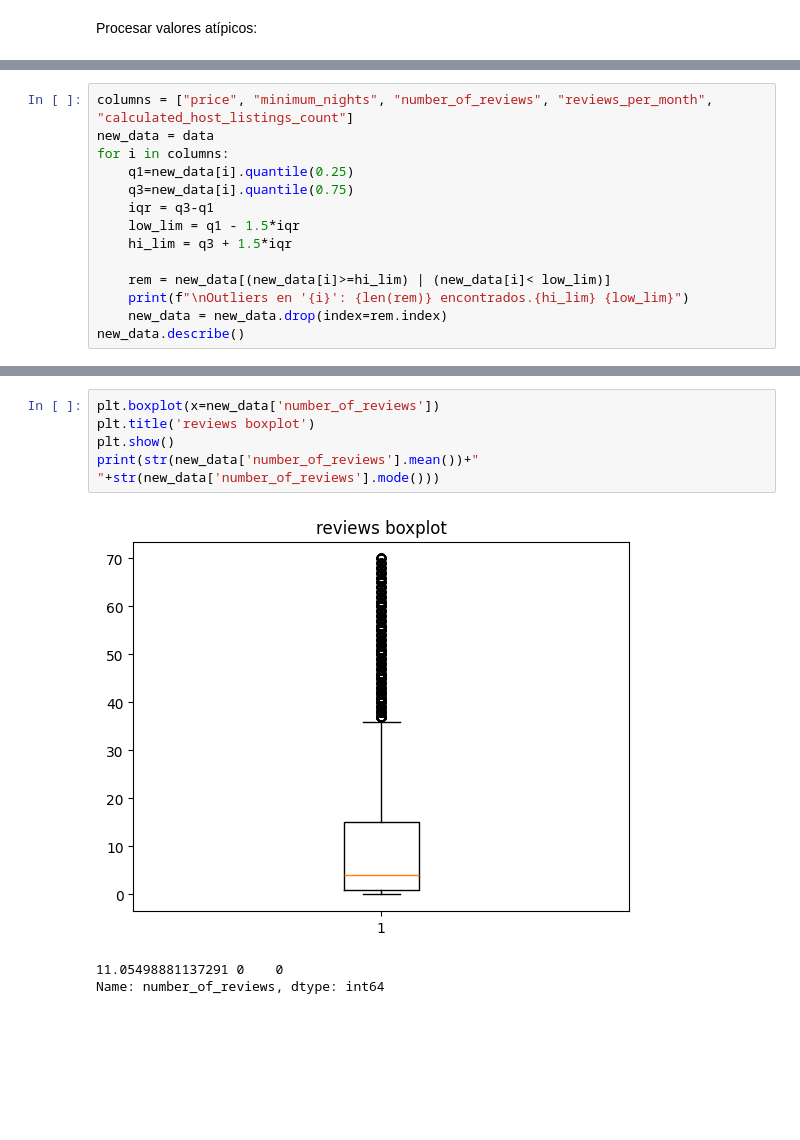
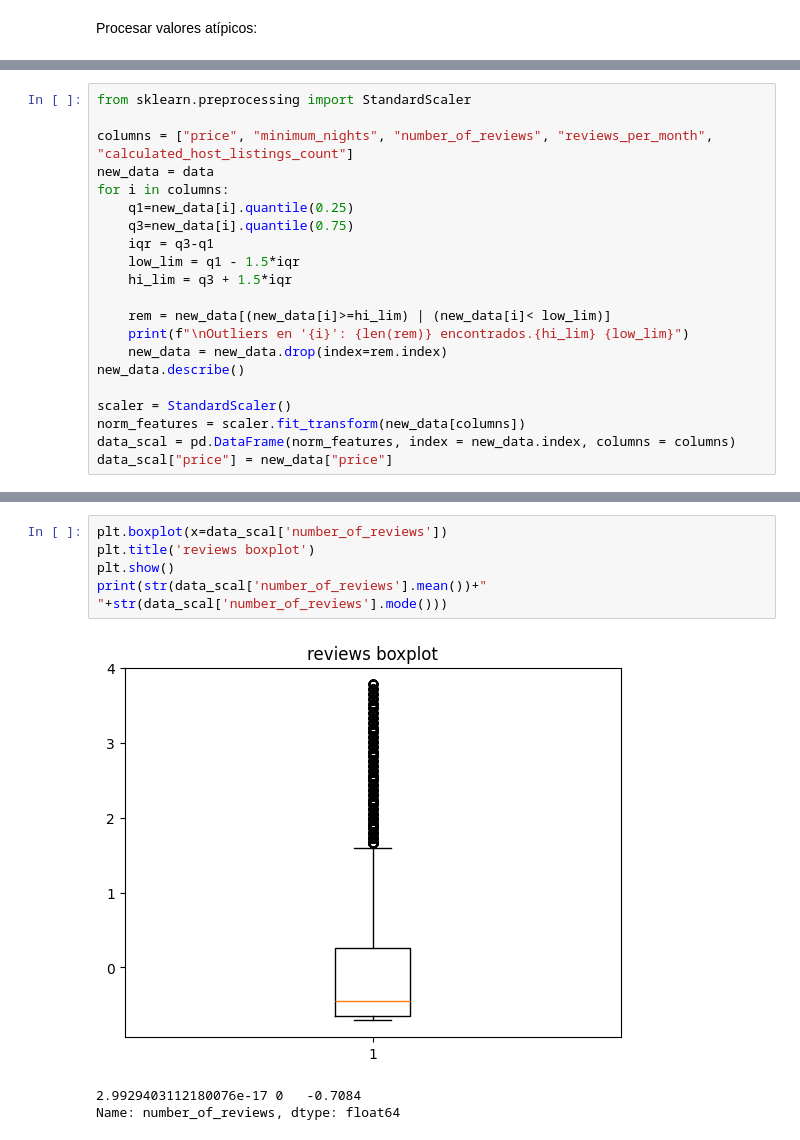
Before and after one commit to 4GeeksAcademy/salvador_romero_machine-learning-python-template, a Jupyter notebook: src/explore.ipynb, the cells around one changed output, grey strips where cells are left out. Saved outputs shown, nothing was run; the diff lists cells and outputs as text; blank space fills up the shorter version.

```diff
--- a/src/explore.ipynb
+++ b/src/explore.ipynb
@@ -44,6 +44,8 @@ data.describe()
 | 75% | 2.915218e+07 | 1.074344e+08 | 40.763115 | -73.936275 | 175.000000 | 5.000000 | 24.000000 | 2.020000 | ... |
 | max | 3.648724e+07 | 2.743213e+08 | 40.913060 | -73.712990 | 10000.000000 | 1250.000000 | 629.000000 | 58.500000 | ... |
 # %%
+from sklearn.preprocessing import StandardScaler
+
 columns = ["price", "minimum_nights", "number_of_reviews", "reviews_per_month", "calculated_host_listings_count"]
 new_data = data
 for i in columns:
@@ -57,6 +59,11 @@ for i in columns:
     print(f"\nOutliers en '{i}': {len(rem)} encontrados.{hi_lim} {low_lim}")
     new_data = new_data.drop(index=rem.index)
 new_data.describe()
+
+scaler = StandardScaler()
+norm_features = scaler.fit_transform(new_data[columns])
+data_scal = pd.DataFrame(norm_features, index = new_data.index, columns = columns)
+data_scal["price"] = new_data["price"]
 # %% [output]
 Outliers en 'price': 2977 encontrados.334.0 -90.0
 
@@ -86,12 +84,12 @@ print(str(new_data['price'].mean())+" "+str(new_data['price'].mode()))
 121.18770567329209 0    150
 Name: price, dtype: int64
 # %%
-plt.boxplot(x=new_data['number_of_reviews'])
+plt.boxplot(x=data_scal['number_of_reviews'])
 plt.title('reviews boxplot')
 plt.show()
-print(str(new_data['number_of_reviews'].mean())+" "+str(new_data['number_of_reviews'].mode()))
+print(str(data_scal['number_of_reviews'].mean())+" "+str(data_scal['number_of_reviews'].mode()))
 # %% [output]
-[figure, old version]
+[figure, new version]
-11.05498881137291 0    0
-Name: number_of_reviews, dtype: int64
+2.9929403112180076e-17 0   -0.7084
+Name: number_of_reviews, dtype: float64
 # %%
```
Also changed, not shown: parts of 8 cells of this notebook, 4 other files.
